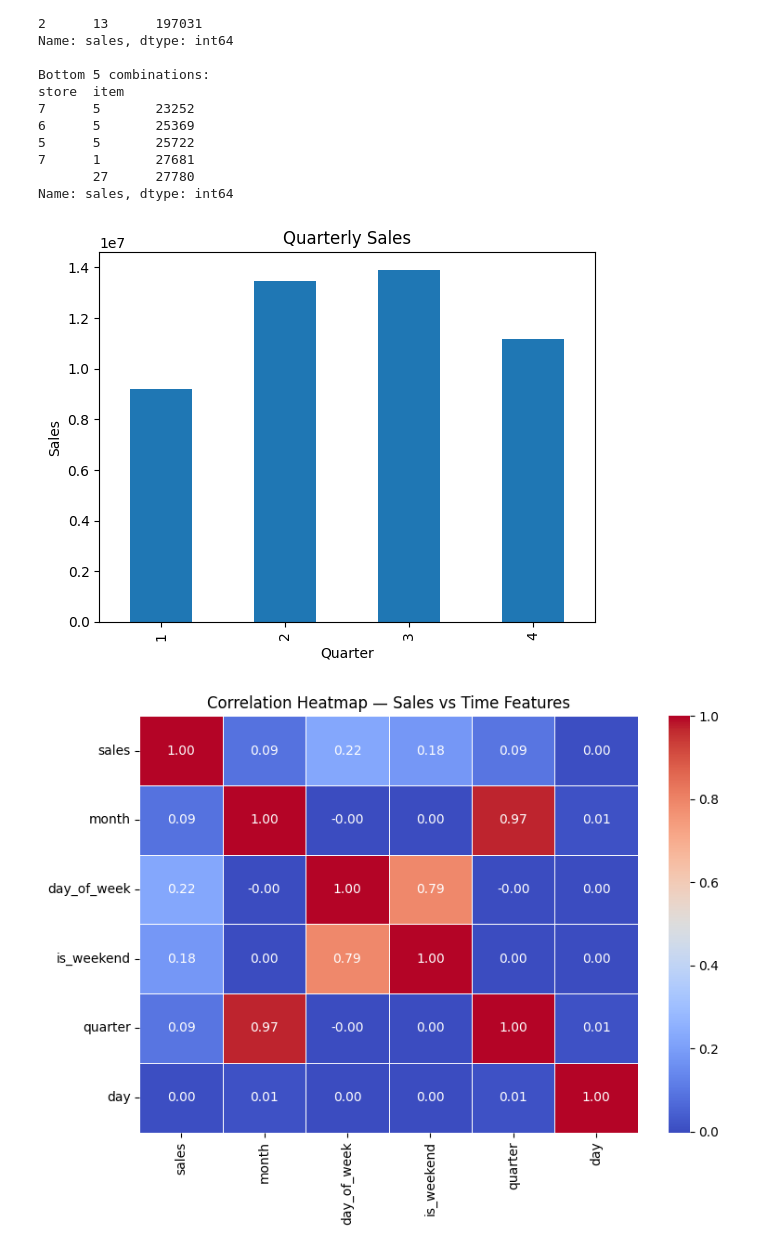
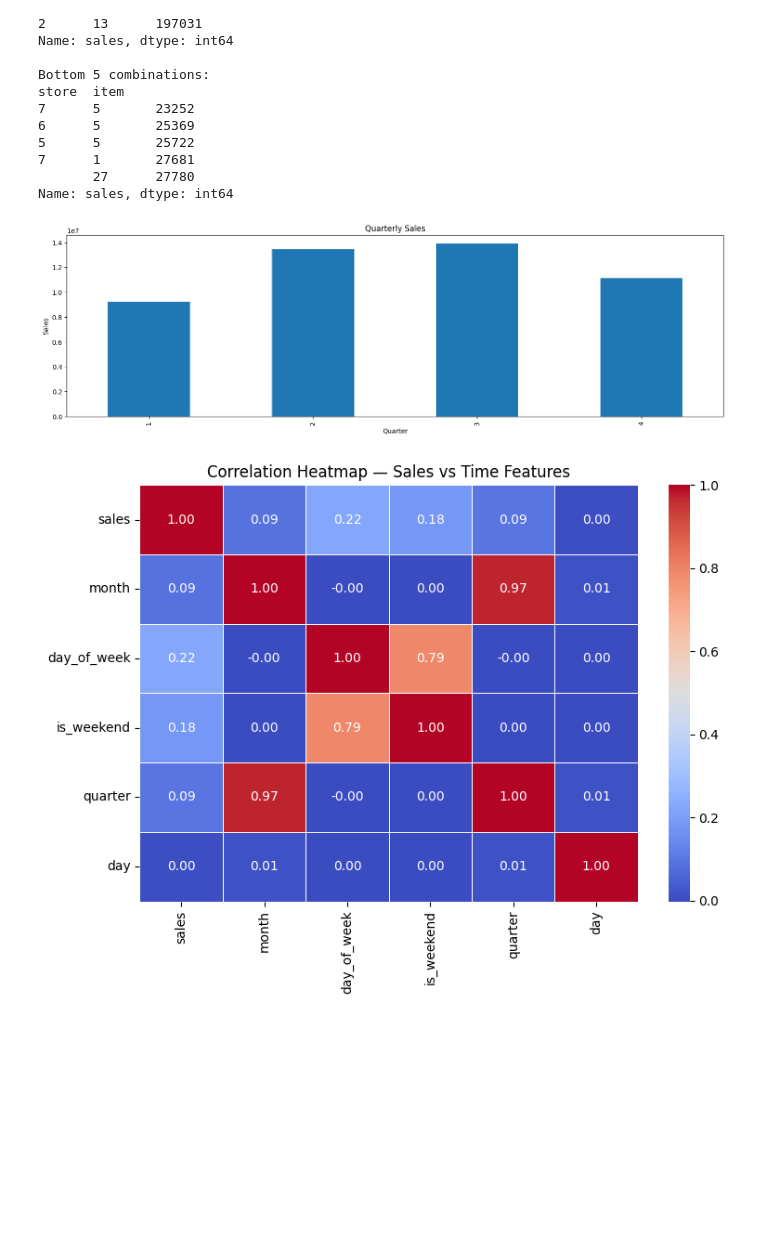
Before and after one commit to SAHIL254/inventory-demand-forecasting, a Jupyter notebook: notebooks/EDA_Inventory_Demand.ipynb, the cells around one changed output. Cells and saved outputs as stored; diff of their text form; code cells hidden in the pictures; blank space fills up the shorter version.

```diff
--- a/notebooks/EDA_Inventory_Demand.ipynb
+++ b/notebooks/EDA_Inventory_Demand.ipynb
@@ -386,16 +378,16 @@ Name: sales, dtype: int64
 # %%
 # Quarterly Sales (Bar Chart)
 
 quarter_sales = df.groupby('quarter')['sales'].sum()
 
-plt.figure()
+plt.figure(figsize=(18,5))
 quarter_sales.plot(kind='bar')
 plt.title("Quarterly Sales")
 plt.xlabel("Quarter")
 plt.ylabel("Sales")
 plt.show()
 # %% [output]
-[figure, old version]
+[figure, new version]
 # %%
 # Correlation Heatmap
 
```
Also changed, not shown: parts of 9 cells of this notebook, 24 other files.
